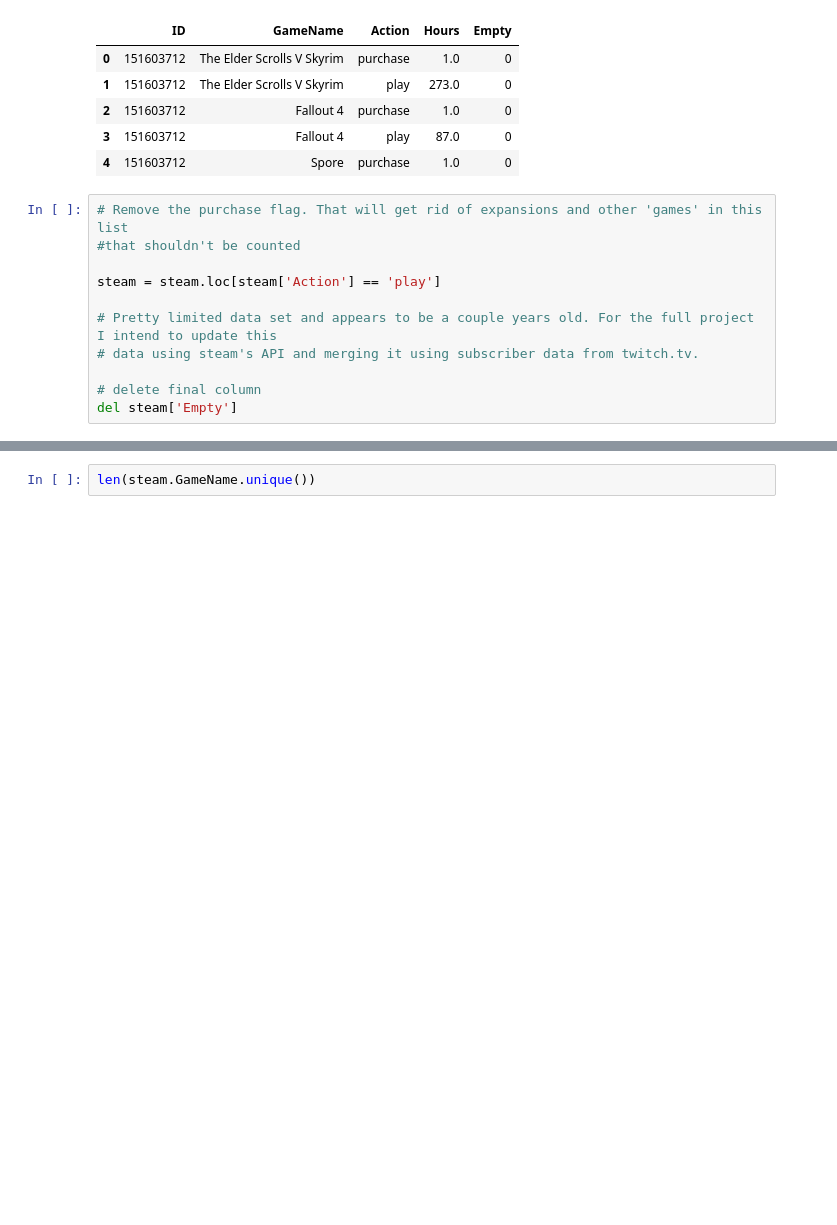
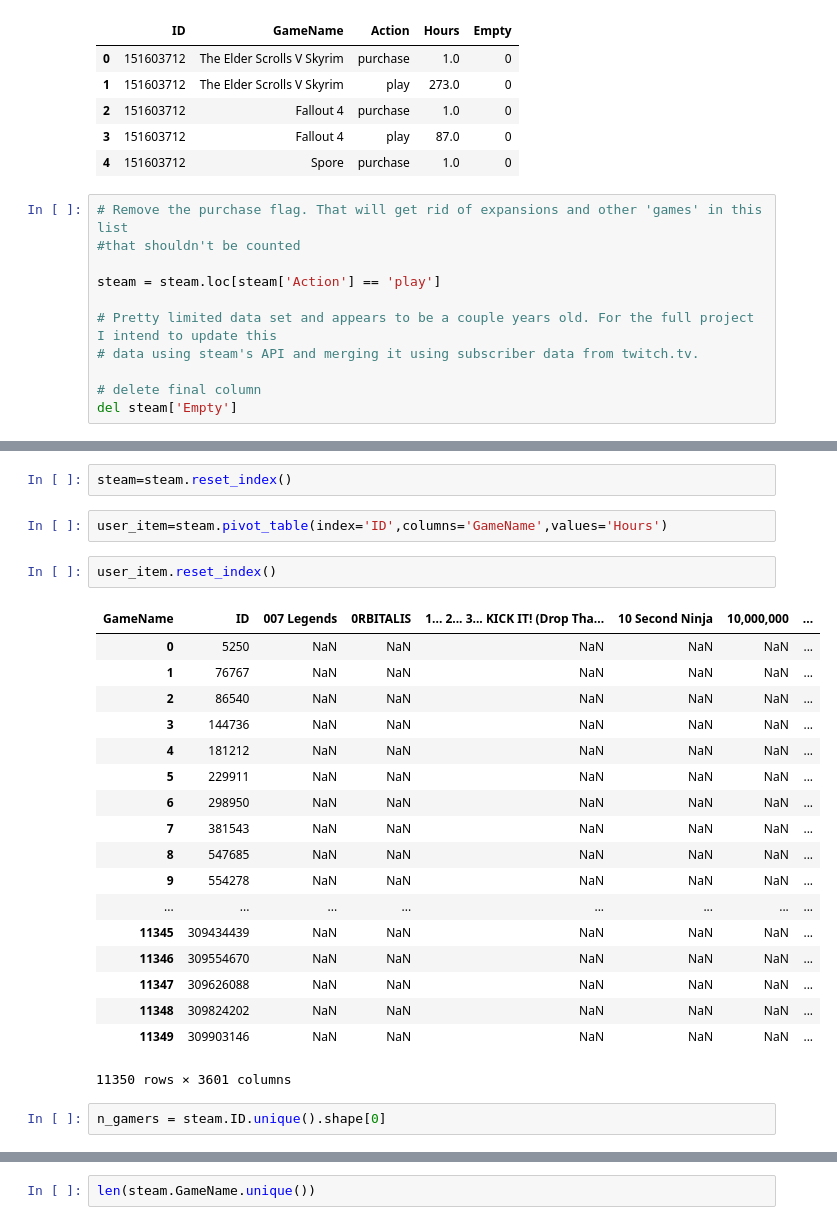
Before and after one commit to ebechter/VideoMania, a Jupyter notebook: VM.ipynb, the cells around one changed output, grey strips where cells are left out. Cells and saved outputs as stored; diff of their text form; blank space fills up the shorter version.

```diff
--- a/VM.ipynb
+++ b/VM.ipynb
@@ -29,0 +44,27 @@ del steam['Empty']
+# %%
+steam=steam.reset_index()
+# %%
+user_item=steam.pivot_table(index='ID',columns='GameName',values='Hours')
+# %%
+user_item.reset_index()
+# %% [output]
+| GameName | ID | 007 Legends | 0RBITALIS | 1... 2... 3... KICK IT! (Drop Tha... | 10 Second Ninja | 10,000,000 | ... |
+| 0 | 5250 | NaN | NaN | NaN | NaN | NaN | ... |
+| 1 | 76767 | NaN | NaN | NaN | NaN | NaN | ... |
+| 2 | 86540 | NaN | NaN | NaN | NaN | NaN | ... |
+| 3 | 144736 | NaN | NaN | NaN | NaN | NaN | ... |
+| 4 | 181212 | NaN | NaN | NaN | NaN | NaN | ... |
+| 5 | 229911 | NaN | NaN | NaN | NaN | NaN | ... |
+| 6 | 298950 | NaN | NaN | NaN | NaN | NaN | ... |
+| 7 | 381543 | NaN | NaN | NaN | NaN | NaN | ... |
+| 8 | 547685 | NaN | NaN | NaN | NaN | NaN | ... |
+| 9 | 554278 | NaN | NaN | NaN | NaN | NaN | ... |
+| ... | ... | ... | ... | ... | ... | ... | ... |
+| 11345 | 309434439 | NaN | NaN | NaN | NaN | NaN | ... |
+| 11346 | 309554670 | NaN | NaN | NaN | NaN | NaN | ... |
+| 11347 | 309626088 | NaN | NaN | NaN | NaN | NaN | ... |
+| 11348 | 309824202 | NaN | NaN | NaN | NaN | NaN | ... |
+| 11349 | 309903146 | NaN | NaN | NaN | NaN | NaN | ... |
+11350 rows × 3601 columns
+# %%
+n_gamers = steam.ID.unique().shape[0]
```
Also changed, not shown: parts of 12 cells of this notebook, 1 other file.
